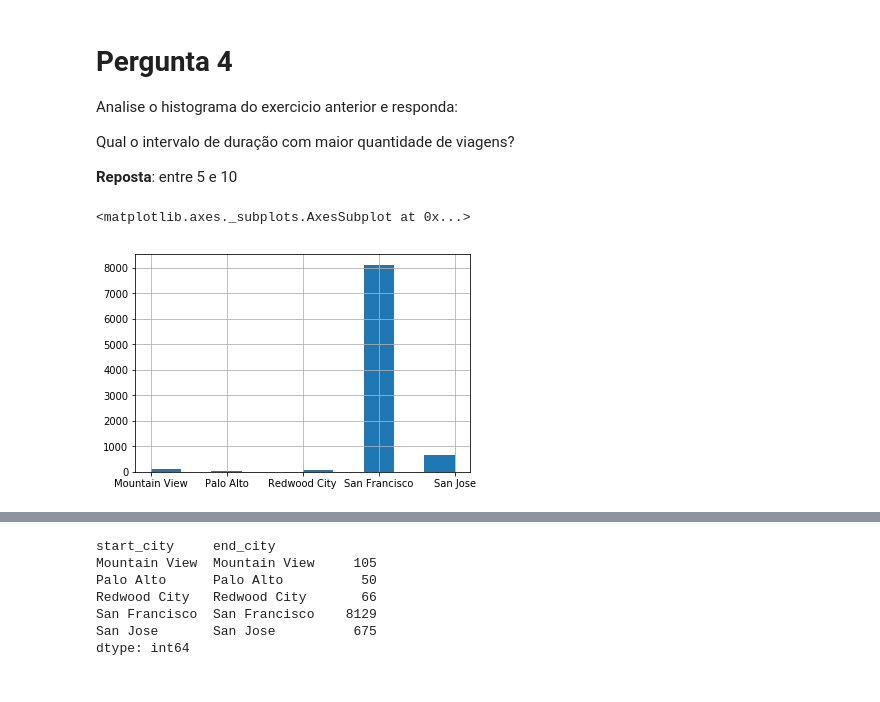
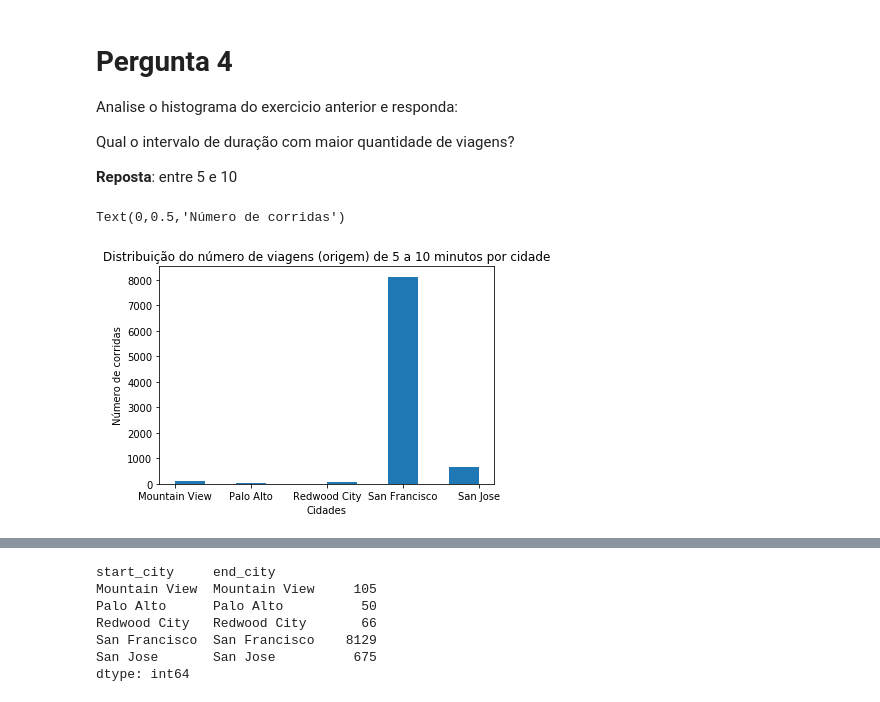
Before and after one commit to luisfcardoso/Udacity, a Jupyter notebook: Fundamentos de Data Science 1/Projeto/Analise_Bay_Area_Bike_Share-NDFDSI.ipynb, the cells around one changed output, grey strips where cells are left out. Cells and saved outputs as stored; diff of their text form; code cells hidden in the pictures.

```diff
--- a/Fundamentos de Data Science 1/Projeto/Analise_Bay_Area_Bike_Share-NDFDSI.ipynb
+++ b/Fundamentos de Data Science 1/Projeto/Analise_Bay_Area_Bike_Share-NDFDSI.ipynb
@@ -399,8 +397,12 @@ colocar titulos e eixos
 # %%
 trip = trip_data[(trip_data['duration'] >= 5) & (trip_data['duration'] <= 10)]
 origin = trip['start_city']
 dest = trip['end_city']
-origin.hist()
+
+plt.hist(origin)
+plt.title("Distribuição do número de viagens (origem) de 5 a 10 minutos por cidade")
+plt.xlabel("Cidades")
+plt.ylabel("Número de corridas")
 # %% [output]
-<matplotlib.axes._subplots.AxesSubplot at 0x...>
+Text(0,0.5,'Número de corridas')
-[figure, old version]
+[figure, new version]
```
Also changed, not shown: parts of 10 cells of this notebook.
